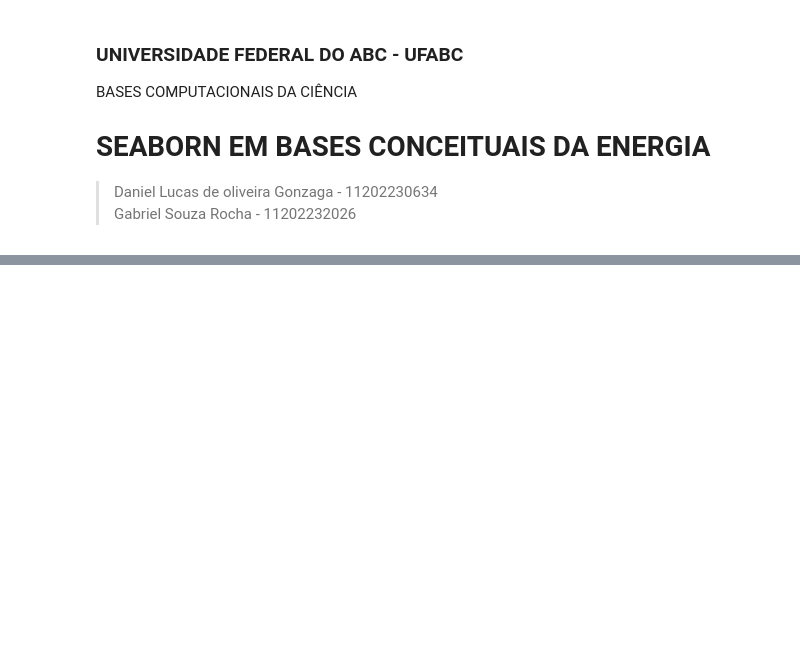
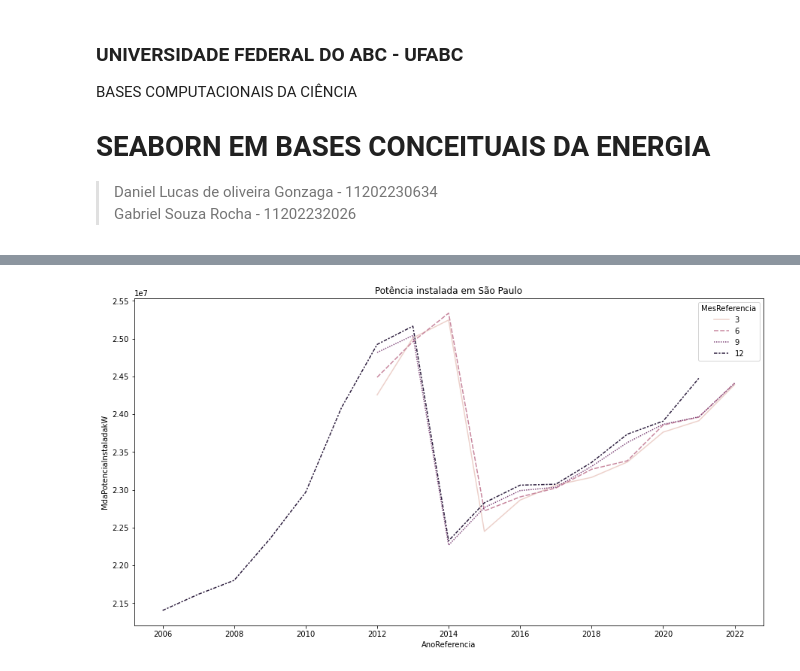
Before and after one commit to Daniellucasgonzaga/Trabalho_Final_BCC19, a Jupyter notebook: TrabalhoFinal.ipynb, the cells around one changed output, grey strips where cells are left out. Saved outputs shown, nothing was run; the diff lists cells and outputs as text; code cells hidden in the pictures; blank space fills up the shorter version.

```diff
--- a/TrabalhoFinal.ipynb
+++ b/TrabalhoFinal.ipynb
@@ -61,0 +124,10 @@ FileNotFoundError: ignored
+# %%
+line1 = sns.lineplot(data = SP,                                    # busca o df
+                     x = "AnoReferencia",                          # valores eixo x
+                     y = "MdaPotenciaInstaladakW",                 # valores eixo y
+                     hue = "MesReferencia",                        # separa os graficos em meses
+                     style = "MesReferencia"                       # altera estilos de linha
+                     ).set_title('Potência instalada em São Paulo')# adiciona título
+line1.figure.set_size_inches(15, 8)                                # altera tamanho da figura
+# %% [output]
+[figure, added]
```
Also changed, not shown: parts of 17 cells of this notebook.
